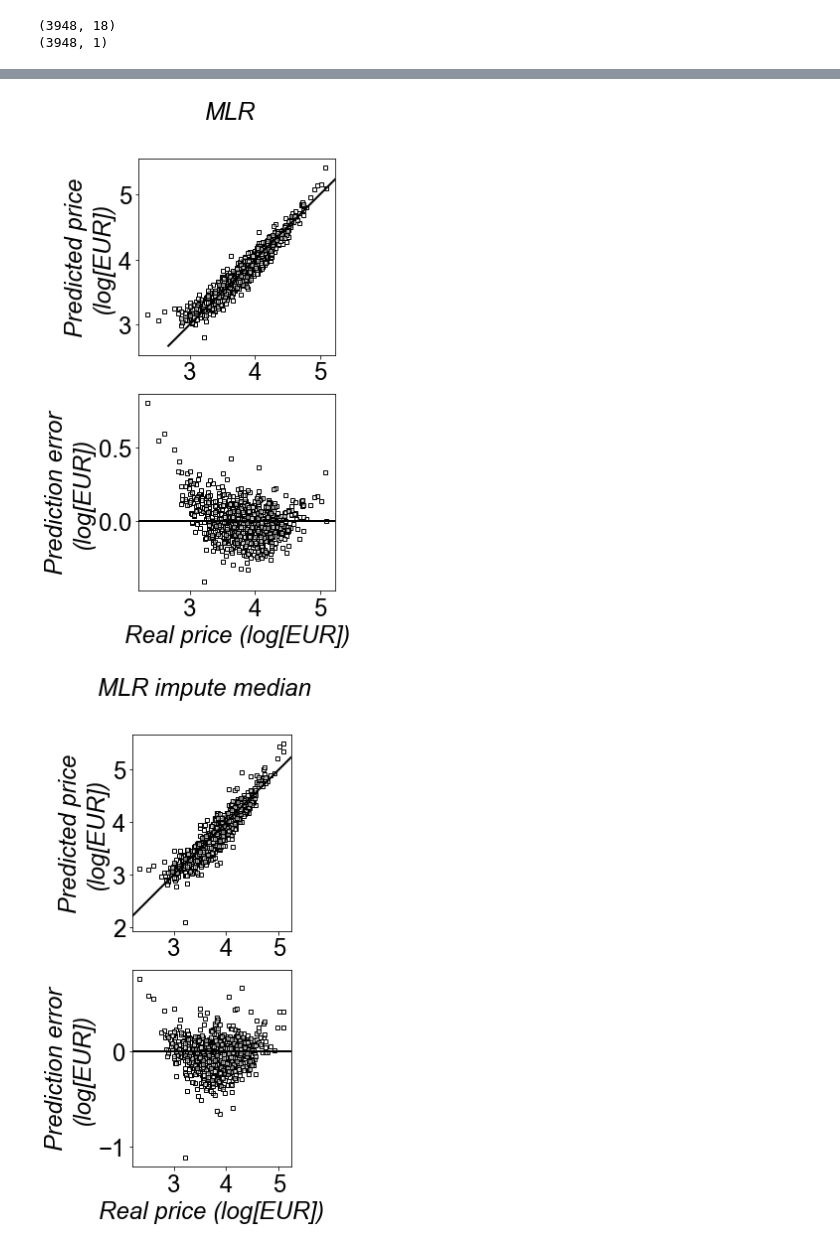
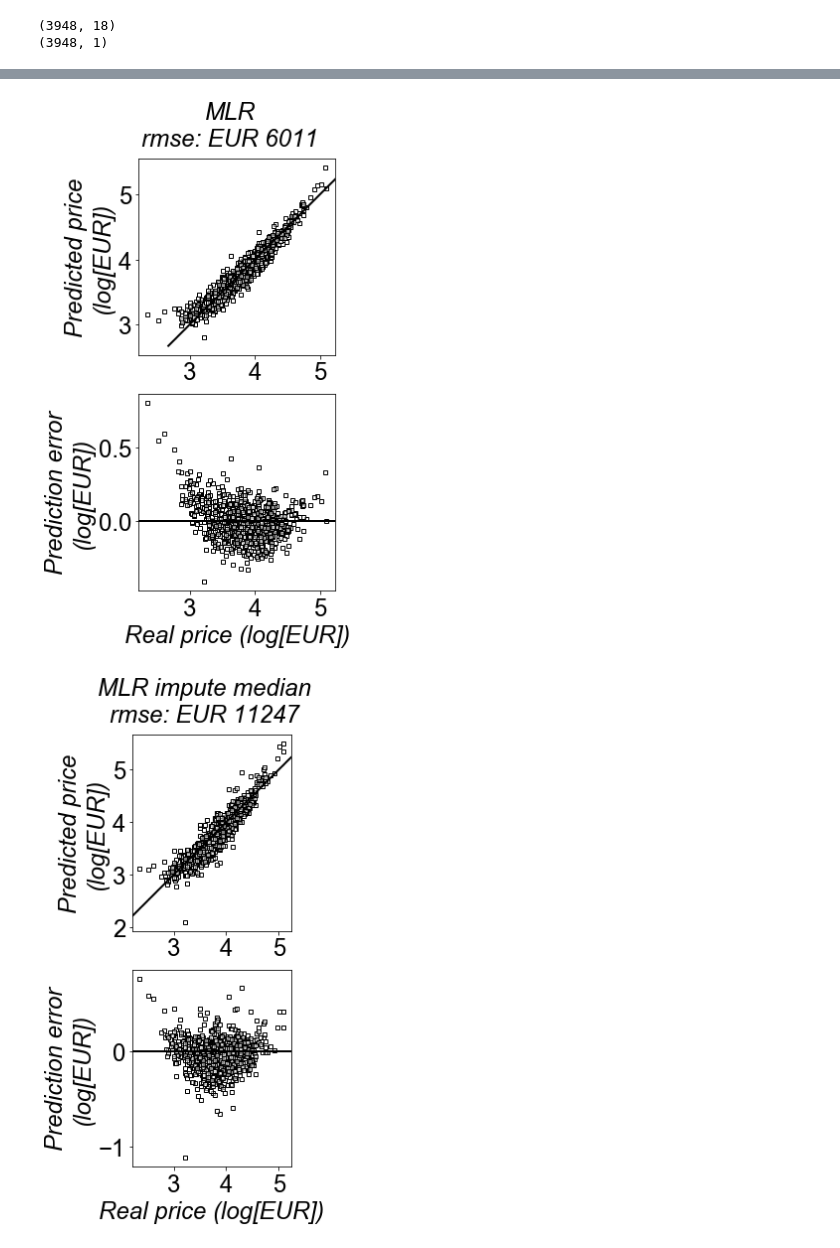
Before and after one commit to r5atom/Saturday-Datascience, a Jupyter notebook: code/predict-price.ipynb, the cells around one changed output, grey strips where cells are left out. Cells and saved outputs as stored; diff of their text form; code cells hidden in the pictures.

Commit message:
improve documentation
also add rmse to performance

```diff
--- a/code/predict-price.ipynb
+++ b/code/predict-price.ipynb
@@ -1250,6 +1252,11 @@ for model_name in models.keys():
 
     # predict all data
     y_pred = res['model'].predict(X)
+    if max(y) < 10:
+        rmse = pd.np.sqrt(pd.np.mean(((10**y)-(10**y_pred))**2))
+    else:
+        rmse = pd.np.sqrt(pd.np.mean((y-y_pred)**2))
+    print(rmse)
 
     # actual plotting
     fig,axs = plt.subplots(nrows=2, ncols=1, figsize=[8,8])
@@ -1290,7 +1297,7 @@ for model_name in models.keys():
     axs[1].set_position(rect)
 
     # labeling
-    fig.suptitle(model_name, style='italic')
+    fig.suptitle('{}\nrmse: EUR {:.0f}'.format(model_name,rmse), style='italic')
     axs[1].set_xlabel('Real price ' + unit, style='italic')
     axs[0].set_ylabel('Predicted price\n' + unit, style='italic')
     axs[1].set_ylabel('Prediction error\n' + unit, style='italic')
@@ -1304,2 +1317,2 @@ for model_name in models.keys():
-[figure, old version]
+[figure, new version]
-[figure, old version]
+[figure, new version]
```
Also changed, not shown: parts of 2 cells of this notebook, 8 other files.
